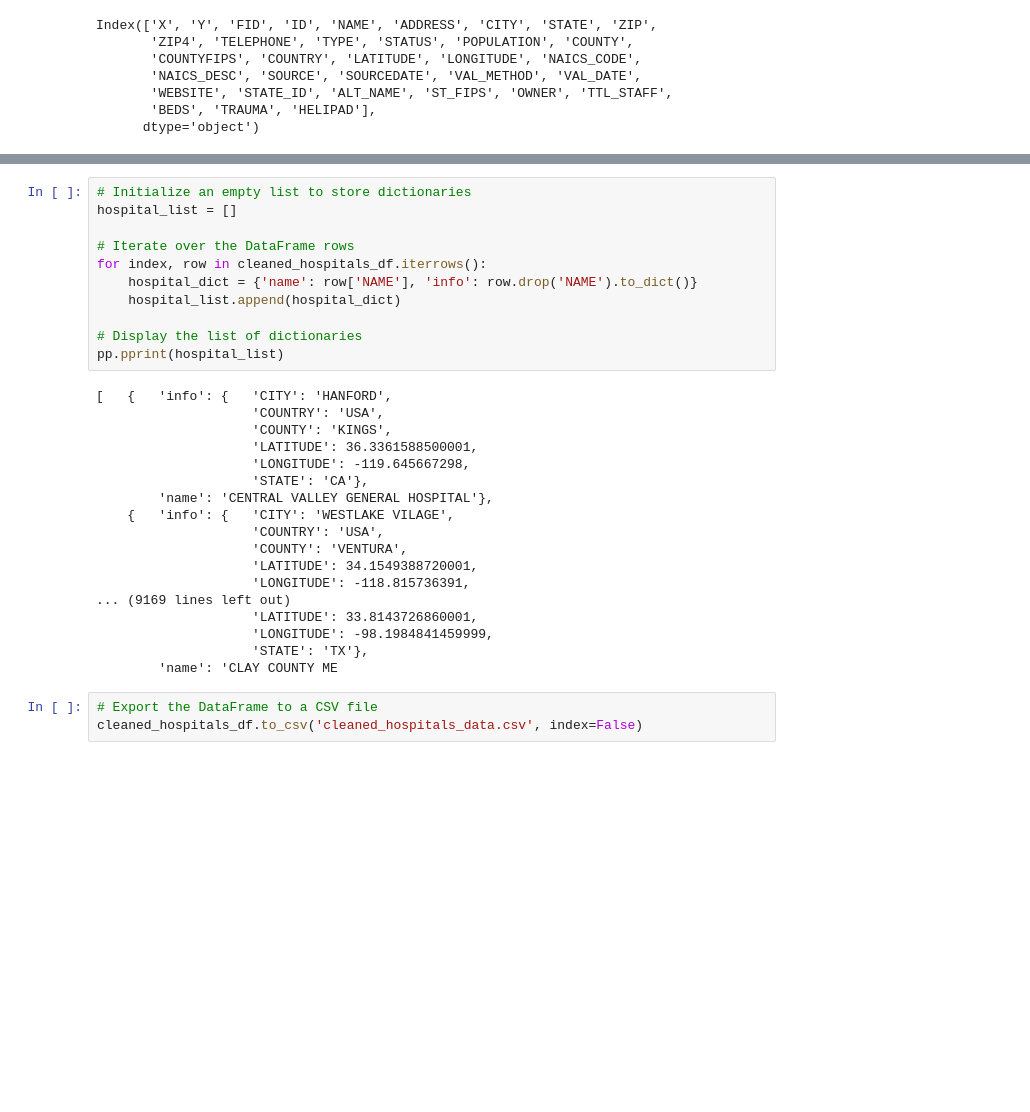
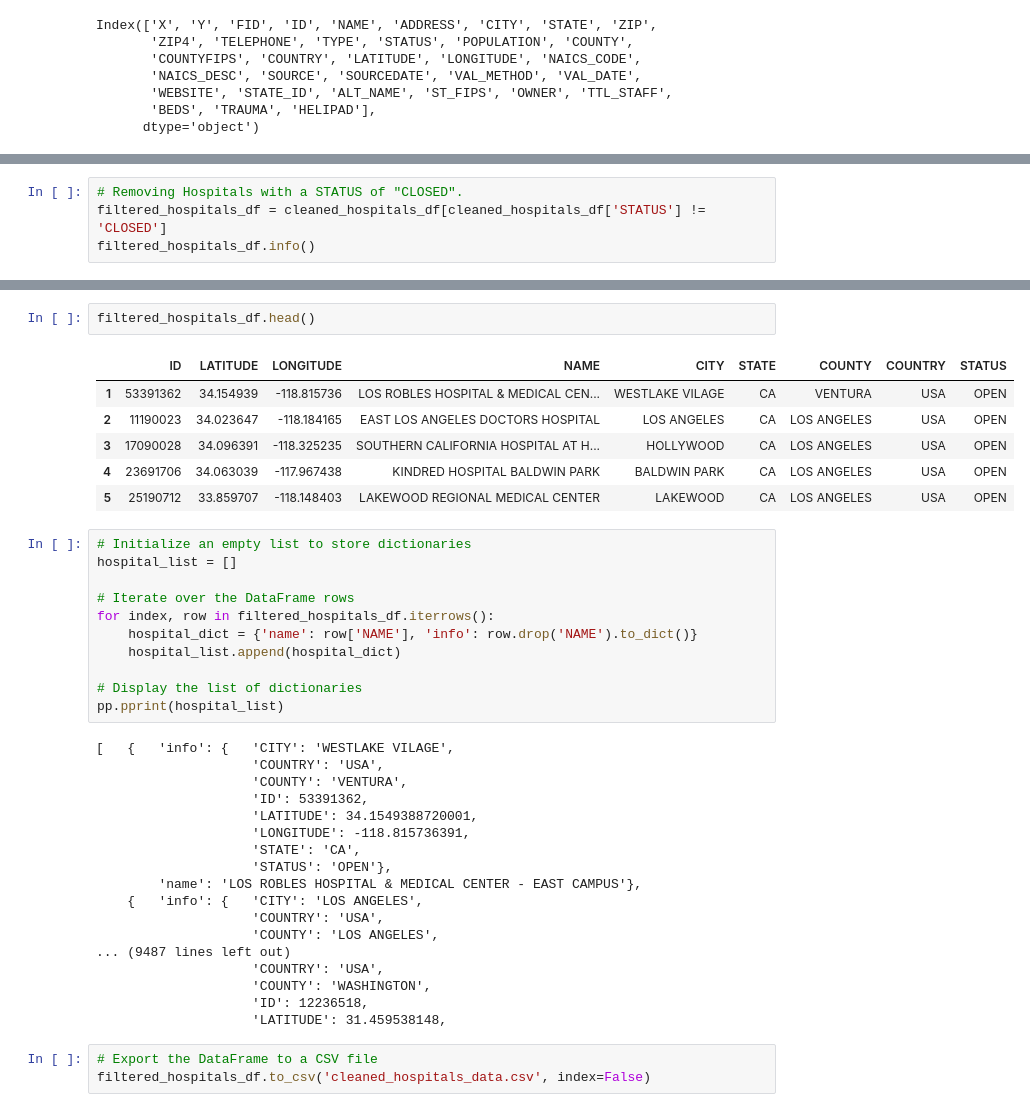
Before and after one commit to jvwastaken/Project-3, a Jupyter notebook: JV/Hospital.ipynb, the cells around one changed output, grey strips where cells are left out. Drawn from its saved outputs; the diff is of its cells as text; blank space fills up the shorter version.

```diff
--- a/JV/Hospital.ipynb
+++ b/JV/Hospital.ipynb
@@ -68 +70,5 @@ Columns: [LATITUDE, LONGITUDE, NAME, CITY, STATE, COUNTY, COUNTRY]
 Index: []
+# %%
+# Removing Hospitals with a STATUS of "CLOSED".
+filtered_hospitals_df = cleaned_hospitals_df[cleaned_hospitals_df['STATUS'] != 'CLOSED']
+filtered_hospitals_df.info()
@@ -69,32 +92,41 @@ Index: []
+# %%
+filtered_hospitals_df.head()
+# %% [output]
+|  | ID | LATITUDE | LONGITUDE | NAME | CITY | STATE | COUNTY | COUNTRY | STATUS |
+| 1 | 53391362 | 34.154939 | -118.815736 | LOS ROBLES HOSPITAL & MEDICAL CEN... | WESTLAKE VILAGE | CA | VENTURA | USA | OPEN |
+| 2 | 11190023 | 34.023647 | -118.184165 | EAST LOS ANGELES DOCTORS HOSPITAL | LOS ANGELES | CA | LOS ANGELES | USA | OPEN |
+| 3 | 17090028 | 34.096391 | -118.325235 | SOUTHERN CALIFORNIA HOSPITAL AT H... | HOLLYWOOD | CA | LOS ANGELES | USA | OPEN |
+| 4 | 23691706 | 34.063039 | -117.967438 | KINDRED HOSPITAL BALDWIN PARK | BALDWIN PARK | CA | LOS ANGELES | USA | OPEN |
+| 5 | 25190712 | 33.859707 | -118.148403 | LAKEWOOD REGIONAL MEDICAL CENTER | LAKEWOOD | CA | LOS ANGELES | USA | OPEN |
 # %%
 # Initialize an empty list to store dictionaries
 hospital_list = []
 
 # Iterate over the DataFrame rows
-for index, row in cleaned_hospitals_df.iterrows():
+for index, row in filtered_hospitals_df.iterrows():
     hospital_dict = {'name': row['NAME'], 'info': row.drop('NAME').to_dict()}
     hospital_list.append(hospital_dict)
 
 # Display the list of dictionaries
 pp.pprint(hospital_list)
 # %% [output]
-[   {   'info': {   'CITY': 'HANFORD',
-                    'COUNTRY': 'USA',
-                    'COUNTY': 'KINGS',
-                    'LATITUDE': 36.3361588500001,
-                    'LONGITUDE': -119.645667298,
-                    'STATE': 'CA'},
-        'name': 'CENTRAL VALLEY GENERAL HOSPITAL'},
-    {   'info': {   'CITY': 'WESTLAKE VILAGE',
+[   {   'info': {   'CITY': 'WESTLAKE VILAGE',
                     'COUNTRY': 'USA',
                     'COUNTY': 'VENTURA',
+                    'ID': 53391362,
                     'LATITUDE': 34.1549388720001,
                     'LONGITUDE': -118.815736391,
-... (9169 lines left out)
-                    'LATITUDE': 33.8143726860001,
-                    'LONGITUDE': -98.1984841459999,
-                    'STATE': 'TX'},
-        'name': 'CLAY COUNTY ME
+                    'STATE': 'CA',
+                    'STATUS': 'OPEN'},
+        'name': 'LOS ROBLES HOSPITAL & MEDICAL CENTER - EAST CAMPUS'},
+    {   'info': {   'CITY': 'LOS ANGELES',
+                    'COUNTRY': 'USA',
+                    'COUNTY': 'LOS ANGELES',
+... (9487 lines left out)
+                    'COUNTRY': 'USA',
+                    'COUNTY': 'WASHINGTON',
+                    'ID': 12236518,
+                    'LATITUDE': 31.459538148,
 # %%
 # Export the DataFrame to a CSV file
-cleaned_hospitals_df.to_csv('cleaned_hospitals_data.csv', index=False)
+filtered_hospitals_df.to_csv('cleaned_hospitals_data.csv', index=False)
```
Also changed, not shown: parts of 4 cells of this notebook, 1 other file.
